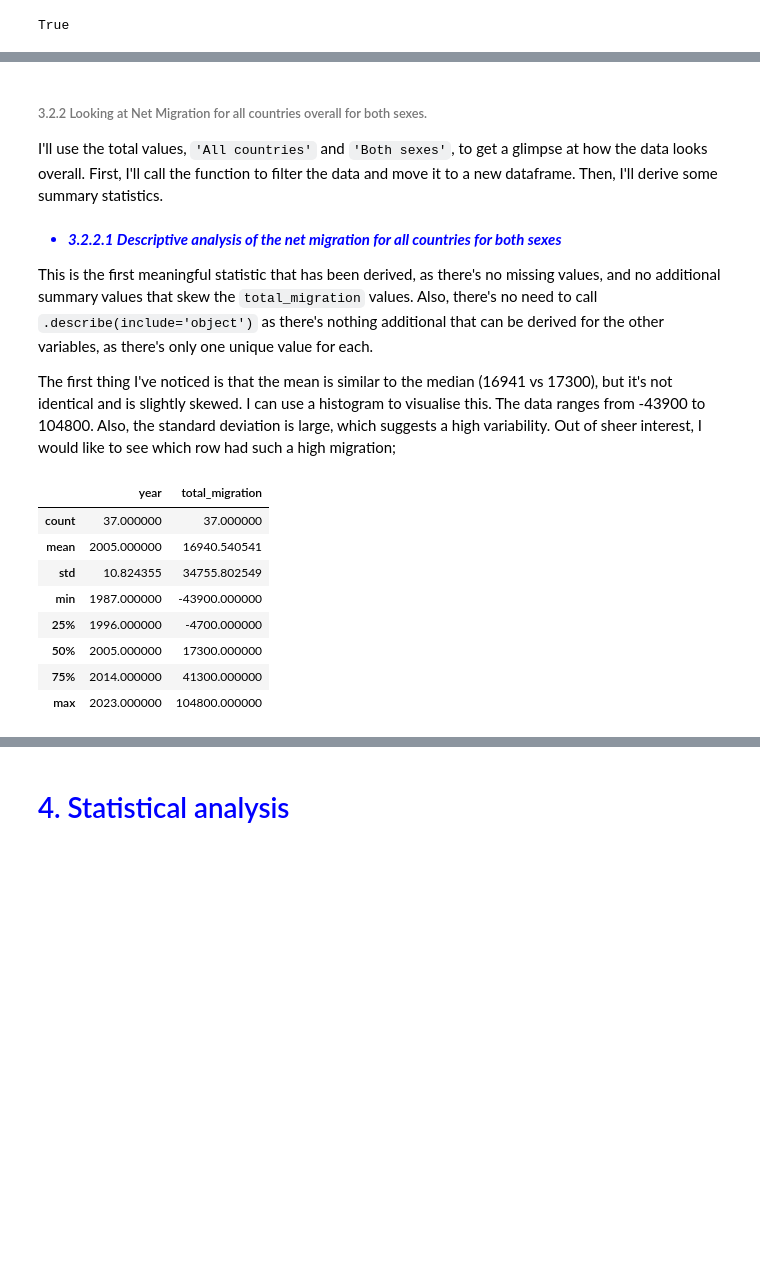
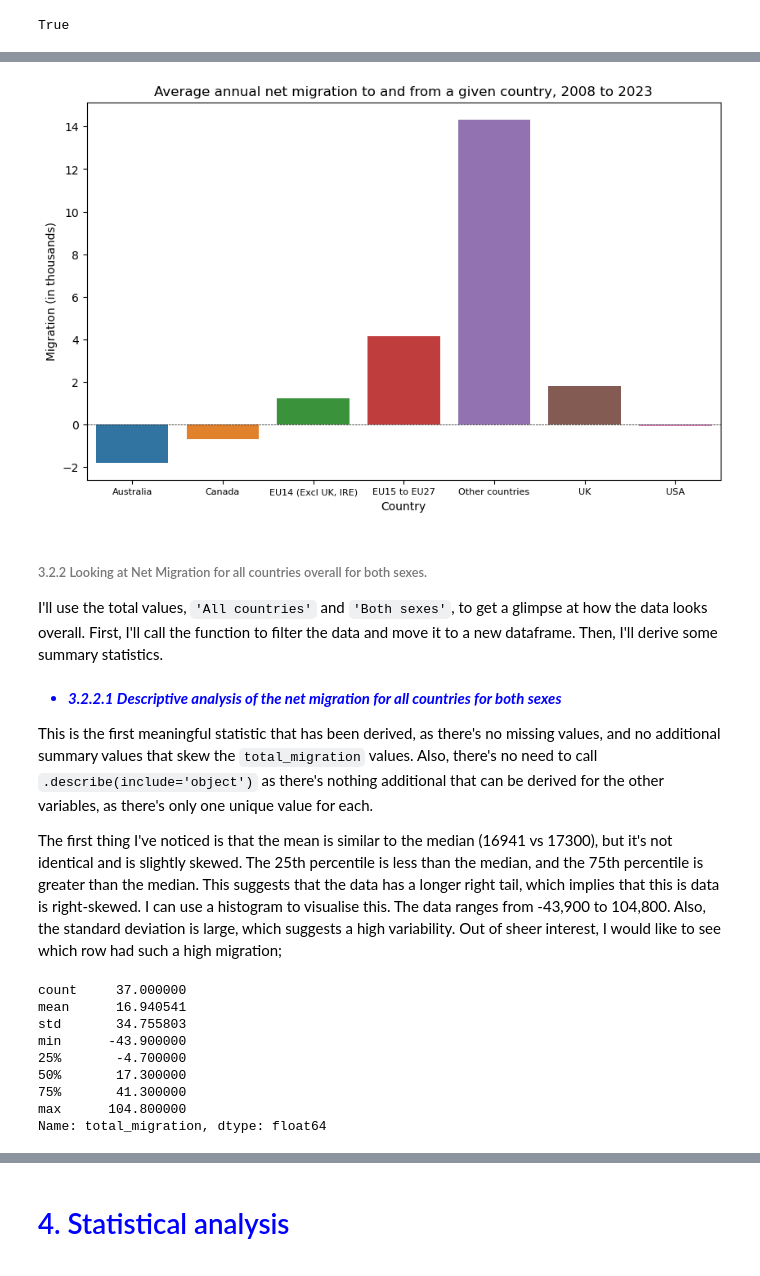
Before and after one commit to EmmaMcC1802/CA1, a Jupyter notebook: CA1_worksheet.ipynb, the cells around one changed output, grey strips where cells are left out. Cells and saved outputs as stored; diff of their text form; code cells hidden in the pictures; blank space fills up the shorter version.

```diff
--- a/CA1_worksheet.ipynb
+++ b/CA1_worksheet.ipynb
@@ -782,3 +757,17 @@ memory usage: 8.1+ KB
+# %%
+net_migration_both_sexes_from_2008 = net_migration_both_sexes[net_migration_both_sexes['year'] >= 2008]
+net_migration_both_sexes_from_2008 = net_migration_both_sexes_from_2008.groupby('country')['total_migration'].mean().reset_index()
+
+plt.figure(figsize=(10, 6))      # approx 3:2 graphical ratio
+sns.barplot(x='country', y='total_migration', data=net_migration_both_sexes_from_2008)
+plt.xlabel('Country')
+plt.ylabel('Migration (in thousands)')
+plt.title('Average annual net migration to and from a given country, 2008 to 2023')
+plt.xticks(fontsize=8)      # the labels overlap so I have to make the font smaller
+plt.axhline(y=0, color='k', label='y=0', linestyle = '--', linewidth = 0.5)      # horizontal line noting where the axis is
+plt.show()
+# %% [output]
+[figure, added]
 # %% [markdown]
 <summary style="color:blue;">
 
@@ -804,22 +791,22 @@ overall_net_migration = filter_migration(pop_data, sex_to_filter=["Both sexes"],
 
 This is the first meaningful statistic that has been derived, as there's no missing values, and no additional summary values that skew the `total_migration` values. Also, there's no need to call `.describe(include='object')` as there's nothing additional that can be derived for the other variables, as there's only one unique value for each.
 
-The first thing I've noticed is that the mean is similar to the median (16941 vs 17300), but it's not identical and is slightly skewed. I can use a histogram to visualise this.
-The data ranges from -43900 to 104800.
+The first thing I've noticed is that the mean is similar to the median (16941 vs 17300), but it's not identical and is slightly skewed. The 25th percentile is less than the median, and the 75th percentile is greater than the median. This suggests that the data has a longer right tail, which implies that this is data is right-skewed. I can use a histogram to visualise this.
+The data ranges from -43,900 to 104,800.
 Also, the standard deviation is large, which suggests a high variability.
 Out of sheer interest, I would like to see which row had such a high migration;
 # %%
-overall_net_migration.describe()
+overall_net_migration['total_migration'].describe()
 # %% [output]
-|  | year | total_migration |
-| count | 37.000000 | 37.000000 |
-| mean | 2005.000000 | 16940.540541 |
-| std | 10.824355 | 34755.802549 |
-| min | 1987.000000 | -43900.000000 |
-| 25% | 1996.000000 | -4700.000000 |
-| 50% | 2005.000000 | 17300.000000 |
-| 75% | 2014.000000 | 41300.000000 |
-| max | 2023.000000 | 104800.000000 |
+count     37.000000
+mean      16.940541
+std       34.755803
+min      -43.900000
+25%       -4.700000
+50%       17.300000
+75%       41.300000
+max      104.800000
+Name: total_migration, dtype: float64
 # %%
 max_value = overall_net_migration[overall_net_migration['total_migration'] == overall_net_migration['total_migration'].max()]
 min_value = overall_net_migration[overall_net_migration['total_migration'] == overall_net_migration['total_migration'].min()]
```
Also changed, not shown: parts of 58 cells of this notebook, 2 other files.
